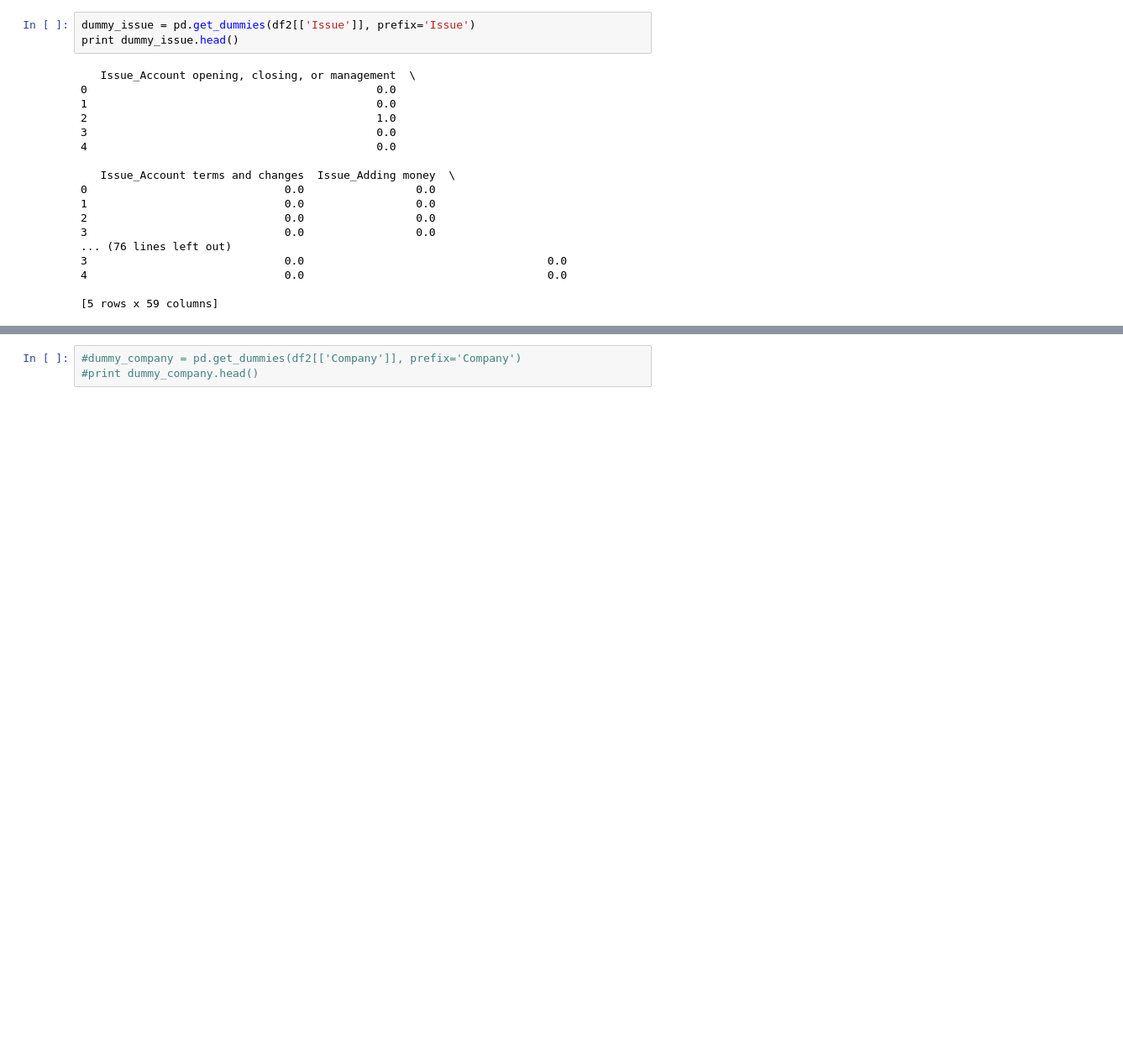
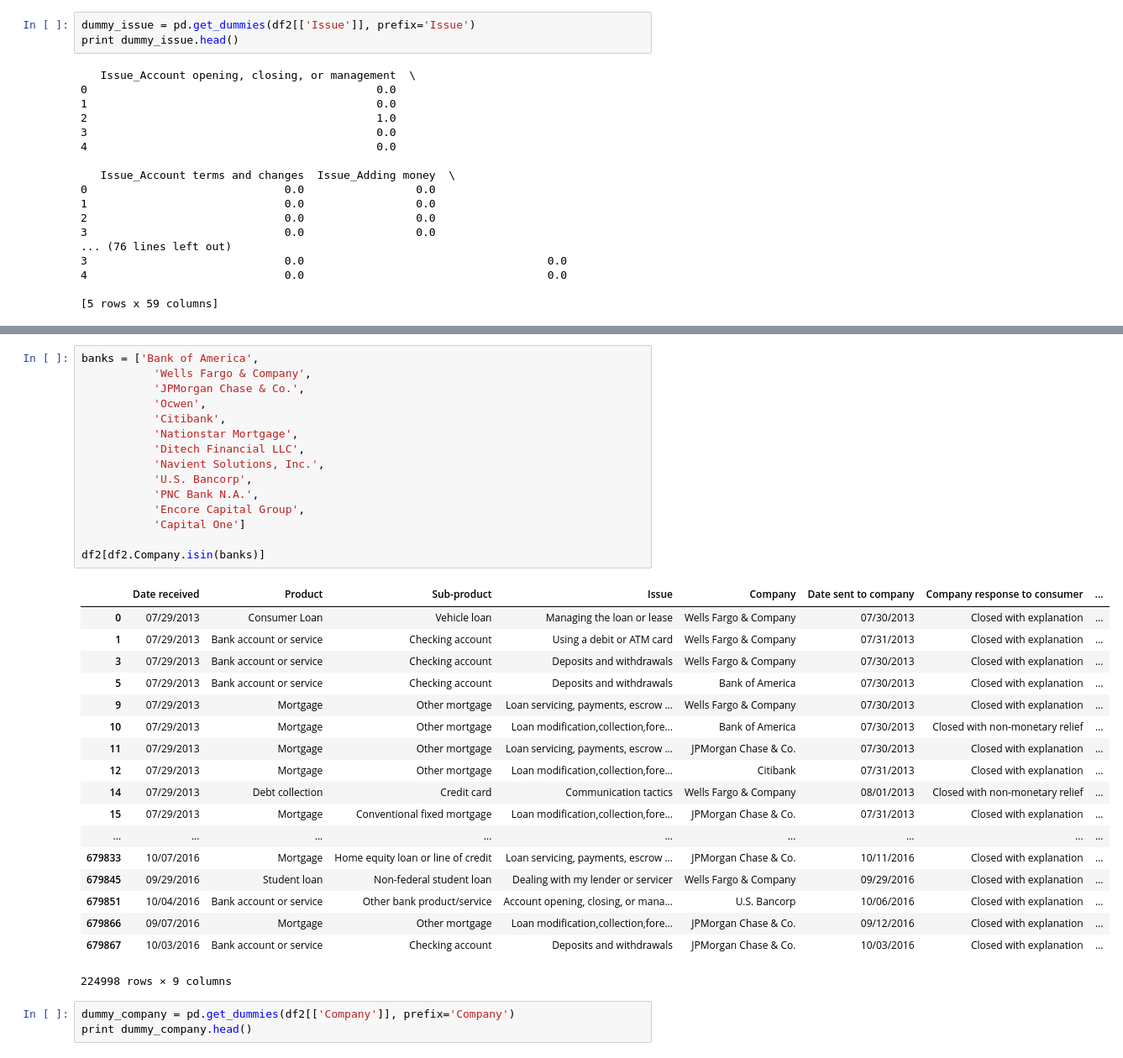
Before and after one commit to krystent2/ds-sf-29, a Jupyter notebook: projects/final-projects/04-notebook-rough-draft/Final_Project_Step4_KrystenT.ipynb, the cells around one changed output, grey strips where cells are left out. Shown at 84% size. Saved outputs shown, nothing was run; the diff lists cells and outputs as text; blank space fills up the shorter version.

```diff
--- a/projects/final-projects/04-notebook-rough-draft/Final_Project_Step4_KrystenT.ipynb
+++ b/projects/final-projects/04-notebook-rough-draft/Final_Project_Step4_KrystenT.ipynb
@@ -189,3 +241,37 @@ print dummy_issue.head()
+# %%
+banks = ['Bank of America',
+           'Wells Fargo & Company',
+           'JPMorgan Chase & Co.',
+           'Ocwen',
+           'Citibank',
+           'Nationstar Mortgage',
+           'Ditech Financial LLC',
+           'Navient Solutions, Inc.',
+           'U.S. Bancorp',
+           'PNC Bank N.A.',
+           'Encore Capital Group',
+           'Capital One']
+
+df2[df2.Company.isin(banks)]
+# %% [output]
+|  | Date received | Product | Sub-product | Issue | Company | Date sent to company | Company response to consumer | ... |
+| 0 | 07/29/2013 | Consumer Loan | Vehicle loan | Managing the loan or lease | Wells Fargo & Company | 07/30/2013 | Closed with explanation | ... |
+| 1 | 07/29/2013 | Bank account or service | Checking account | Using a debit or ATM card | Wells Fargo & Company | 07/31/2013 | Closed with explanation | ... |
+| 3 | 07/29/2013 | Bank account or service | Checking account | Deposits and withdrawals | Wells Fargo & Company | 07/30/2013 | Closed with explanation | ... |
+| 5 | 07/29/2013 | Bank account or service | Checking account | Deposits and withdrawals | Bank of America | 07/30/2013 | Closed with explanation | ... |
+| 9 | 07/29/2013 | Mortgage | Other mortgage | Loan servicing, payments, escrow ... | Wells Fargo & Company | 07/30/2013 | Closed with explanation | ... |
+| 10 | 07/29/2013 | Mortgage | Other mortgage | Loan modification,collection,fore... | Bank of America | 07/30/2013 | Closed with non-monetary relief | ... |
+| 11 | 07/29/2013 | Mortgage | Other mortgage | Loan servicing, payments, escrow ... | JPMorgan Chase & Co. | 07/30/2013 | Closed with explanation | ... |
+| 12 | 07/29/2013 | Mortgage | Other mortgage | Loan modification,collection,fore... | Citibank | 07/31/2013 | Closed with explanation | ... |
+| 14 | 07/29/2013 | Debt collection | Credit card | Communication tactics | Wells Fargo & Company | 08/01/2013 | Closed with non-monetary relief | ... |
+| 15 | 07/29/2013 | Mortgage | Conventional fixed mortgage | Loan modification,collection,fore... | JPMorgan Chase & Co. | 07/31/2013 | Closed with explanation | ... |
+| ... | ... | ... | ... | ... | ... | ... | ... | ... |
+| 679833 | 10/07/2016 | Mortgage | Home equity loan or line of credit | Loan servicing, payments, escrow ... | JPMorgan Chase & Co. | 10/11/2016 | Closed with explanation | ... |
+| 679845 | 09/29/2016 | Student loan | Non-federal student loan | Dealing with my lender or servicer | Wells Fargo & Company | 09/29/2016 | Closed with explanation | ... |
+| 679851 | 10/04/2016 | Bank account or service | Other bank product/service | Account opening, closing, or mana... | U.S. Bancorp | 10/06/2016 | Closed with explanation | ... |
+| 679866 | 09/07/2016 | Mortgage | Other mortgage | Loan modification,collection,fore... | JPMorgan Chase & Co. | 09/12/2016 | Closed with explanation | ... |
+| 679867 | 10/03/2016 | Bank account or service | Checking account | Deposits and withdrawals | JPMorgan Chase & Co. | 10/03/2016 | Closed with explanation | ... |
+224998 rows × 9 columns
 # %%
-#dummy_company = pd.get_dummies(df2[['Company']], prefix='Company')
-#print dummy_company.head()
+dummy_company = pd.get_dummies(df2[['Company']], prefix='Company')
+print dummy_company.head()
```
Also changed, not shown: parts of 4 cells of this notebook.
